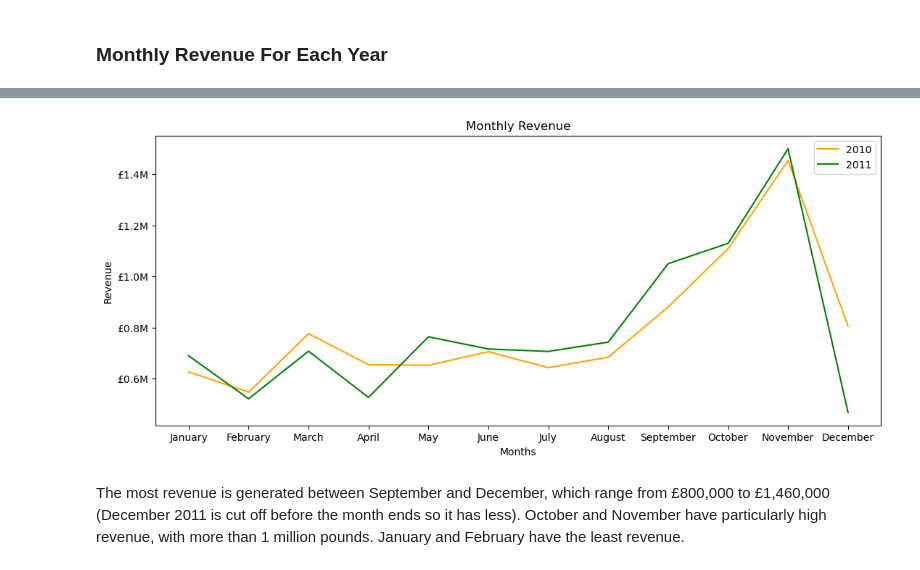
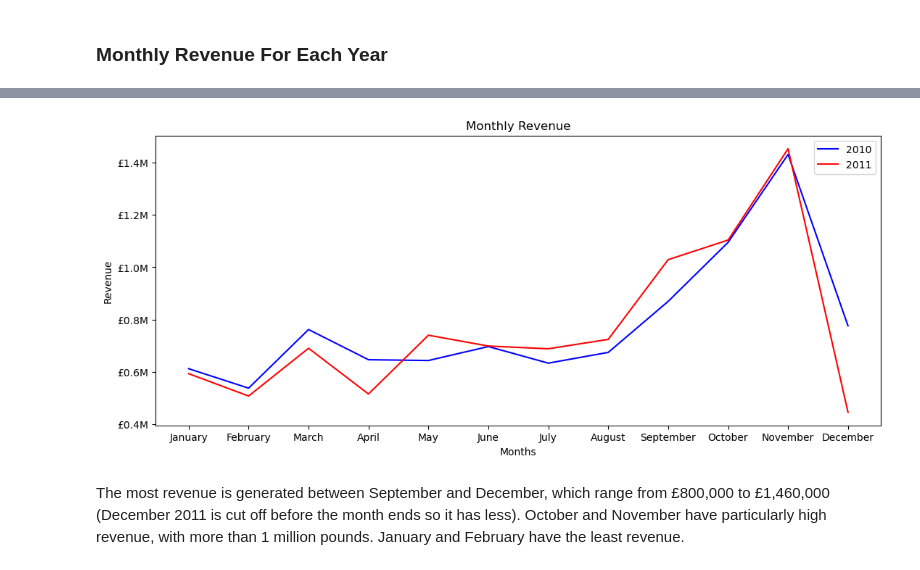
Before and after one commit to takiatah/online-retail-data-sales-analysis, a Jupyter notebook: E-Commerce Sales Analysis.ipynb, the cells around one changed output, grey strips where cells are left out. Saved outputs shown, nothing was run; the diff lists cells and outputs as text; code cells hidden in the pictures.

```diff
--- a/E-Commerce Sales Analysis.ipynb
+++ b/E-Commerce Sales Analysis.ipynb
@@ -319,10 +280,10 @@ category_keywords = {
     "Clothes & Accessories": [
         "NECKLACE", "BRACELET", "EARRING", "JEWELRY", " HAT", "PURSE", "SOMBRERO", "CHAIN", "CHARM", " RING", "BROOCH", "LANYARD", " PIN ",
         "PENDANT", "WATCH", "BADGE", " BEAD", "CLIP", "HEADPHONES", "SHIRT", "PANTS", "DRESS", "SHORTS", "SKIRT", "MAXI", " TIE ", " BOW ",
-        "SOCKS", "SHOES", "BOOTS", "JACKET", "SWEATER", "CARDIGAN", "VEST", "JEWELLERY", "SCARF", "GLOVES", "SUNGLASSES"
+        "SOCKS", "SHOES", "BOOTS", "JACKET", "SWEATER", "CARDIGAN", "VEST", "UNDERWEAR", "JEWELLERY", "SCARF", "GLOVES", "SUNGLASSES"
     ],
     "School & Work": [
-        "LUNCH", "BACKPACK", "PENCIL", " PEN", "BOOK", "SCISSOR", "GLUE", "STAPLE", "NOTE", " BOARD", "CRAYON", "MARKER", "BOTTLE",
+        "LUNCH", "BACKPACK", "PENCIL", " PEN", "BOOK", "SCISSOR", "GLUE", "STAPLE", "NOTE", "CRAYON", "MARKER", "BOTTLE",
         "HIGHLIGHTER", "CHALK", " TAPE", "TUMBLER", "STATIONERY", "JOURNAL", "CALC", "BEAKER", "ERASER"
     ],
     "Home & Business Decor": [
@@ -330,9 +291,9 @@ category_keywords = {
         "HOME", "GLOBE", "DOORMAT", "DECO", "LETTER", " ART", "DOVE", "STAR ", " SIGN", "HANGING", "PHOTO", "CHANDELIER"
     ],
     "Kids & Toys": [
-        "TOY", "DOLL", "TEDDY", "PUZZLE", "GAME", "SNAKES & LADDERS", "ALPHABET", "BOY", "GIRL", "BINGO", "CHILD", "SOLDIER", "CHESS", "NIGHT LIGHT",
-        "HELICOPTER", "STUFFED", "BUNNY", "STICKER", "CRAFT", "CLAY", "PAINT", " TOP", "PIGGY", "PLAY", "BLOCKS", "TREASURE", "PIRATE", "BABY",
-        "BALL", "DISC", "DUCK", "MAGIC", "DRAWING", "SLATE", "MOBILE", "ANIMAL", "FROG", "DINOSAUR", "BUNNIES", " HEN", "BEAR", "JIGSAW", "MONSTER"
+        "TOY", "DOLL", "TEDDY", "PUZZLE", "GAME", "SNAKES & LADDERS", "ALPHABET", " BOY", "GIRL", "BINGO", "CHILD", "SOLDIER", "CHESS", "NIGHT LIGHT",
+        "HELICOPTER", "STUFFED", "BUNNY", "STICKER", "CRAFT", "CLAY", "PAINT", "PIGGY", "PLAY", "BLOCKS", "TREASURE", "PIRATE", "BABY",
+        " BALL", "DISC ", "DUCK", "MAGIC", "DRAWING", "SLATE", "MOBILE", "ANIMAL", "FROG", "DINOSAUR", "BUNNIES", " HEN", "BEAR", "JIGSAW", "MONSTER"
     ],
     "Kitchen & Dinner": [
         "MUG", "CUP", "GLASS", "TEA", "COFFEE", "PLATE", "BOWL", "SPOON", "FORK", "KNIFE", "JUG", "BAKING", "COOK", "KITCHEN", "BREAD", " ICE",
@@ -367,0 +341,7 @@ retail_data["Category"] = retail_data["Description"].apply(assign_category)
+# %%
+# Remove negative/non-item quantities from main dataset
+retail_data = retail_data[~retail_data["Description"].astype(str).str[1].str.islower()]
+retail_data = retail_data[~retail_data["Description"].astype(str).str.contains("amazon", case=False, na=False)]
+retail_data = retail_data[~retail_data["Description"].astype(str).str.contains("postage", case=False, na=False)]
+retail_data = retail_data[~retail_data["Description"].astype(str).str.contains("manual", case=False, na=False)]
+retail_data = retail_data[retail_data["Quantity"] > 0]
@@ -367,0 +350,3 @@ retail_data["Category"] = retail_data["Description"].apply(assign_category)
+# %%
+# Only keep items with a unit price greater than $0
+retail_data = retail_data[retail_data["UnitPrice"] > 0].copy()
@@ -420,6 +414,6 @@ cancelled_transactions[cancelled_transactions["StockCode"] == "23843"]
 # %%
 # Fix erroneous entries
-row_to_drop = retail_data[(retail_data["StockCode"] == "23843") & (retail_data["Quantity"] == 80995)].index
+row_to_drop = retail_data[(retail_data["Quantity"] == 80995) | (retail_data["Quantity"] == 74215)].index
 retail_data.drop(row_to_drop, inplace=True)
 # %% [markdown]
 # Analysis
@@ -818,29 +1002,29 @@ monthly_revenue
 # %%
 # Plot monthly revenue (excluding totals)
 fig = plt.figure(figsize=(10,4))
 axes1 = fig.add_axes([0,0,1,1])
 
 monthly_revenue.reset_index(inplace=True)
 
 axes1.set_title("Monthly Revenue")
 axes1.set_xlabel("Months")
 axes1.set_ylabel("Revenue")
 
 # Formats y axis ticks
 from matplotlib.ticker import FuncFormatter
 
 axes1.yaxis.set_major_formatter(
     FuncFormatter(lambda x, _: f"£{x/1_000_000:.1f}M")
 )
 
 # Plot both years' columns, excluding last row with total
-axes1.plot(monthly_revenue["Month"].iloc[:-1], monthly_revenue[2010].iloc[:-1], 'orange', label="2010")
-axes1.plot(monthly_revenue["Month"].iloc[:-1], monthly_revenue[2011].iloc[:-1], 'g', label="2011")
+axes1.plot(monthly_revenue["Month"].iloc[:-1], monthly_revenue[2010].iloc[:-1], 'b', label="2010")
+axes1.plot(monthly_revenue["Month"].iloc[:-1], monthly_revenue[2011].iloc[:-1], 'r', label="2011")
 axes1.legend()
 
 fig.savefig("./visualizations/monthly_revenue.png", bbox_inches="tight")
 # %% [output]
-[figure, old version]
+[figure, new version]
 # %% [markdown]
 The most revenue is generated between September and December, which range from £800,000 to £1,460,000 (December 2011 is cut off before the month ends so it has less). October and November have particularly high revenue, with more than 1 million pounds. January and February have the least revenue.
 # %% [markdown]
```
Also changed, not shown: parts of 86 cells of this notebook, 11 other files.
